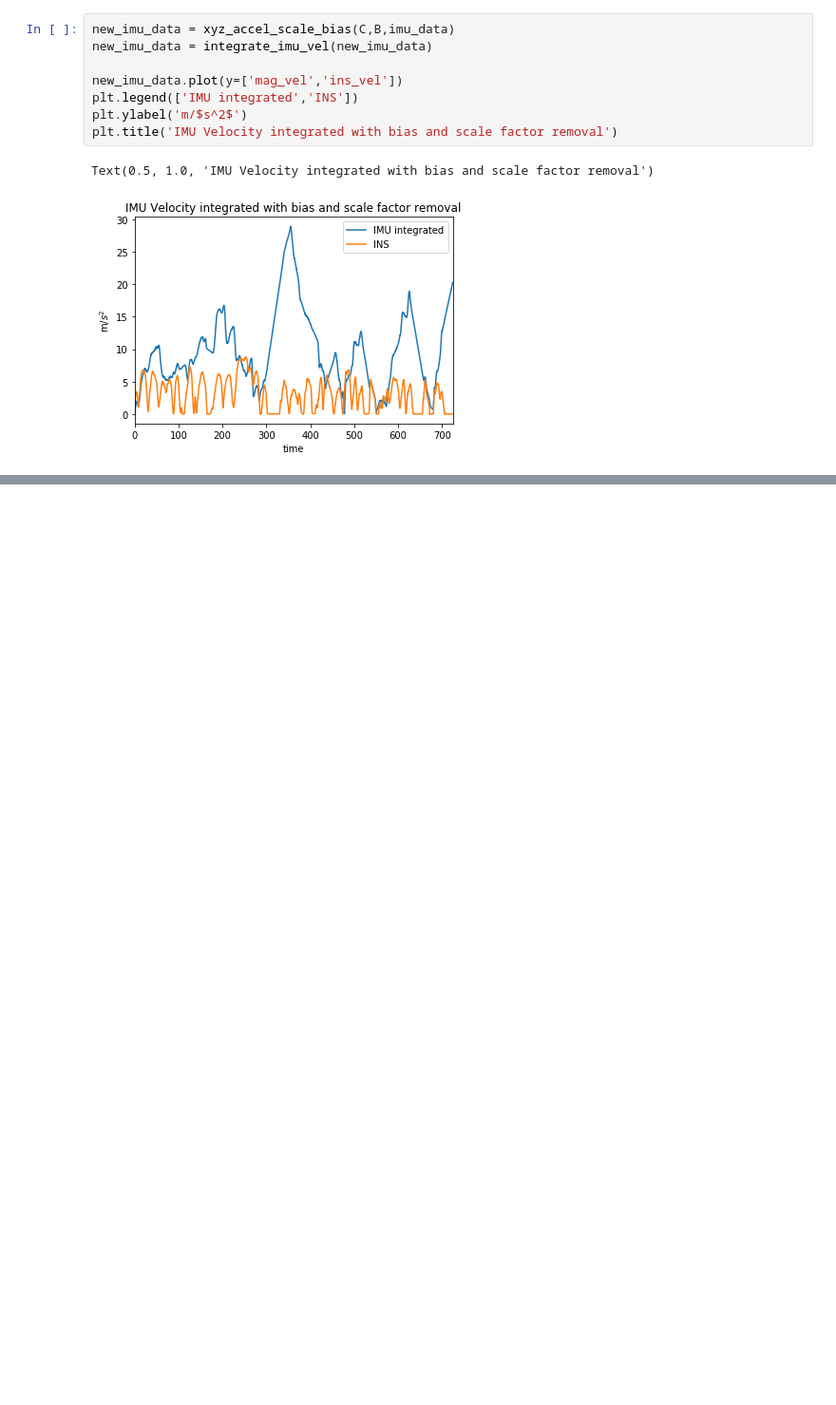
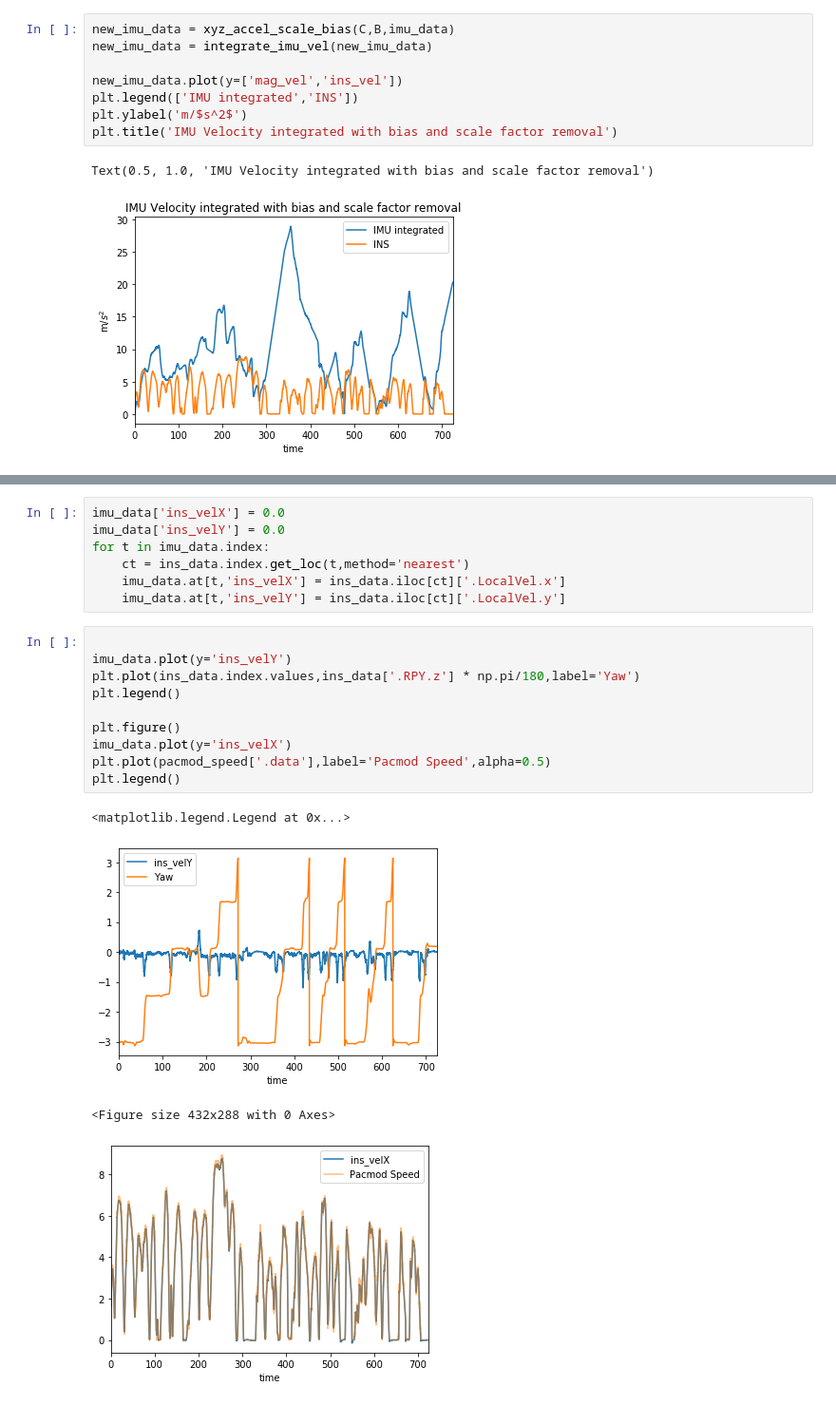
Before and after one commit to amirx96/golfcart-gps-odom-ekf, a Jupyter notebook: Notebooks/GPS & Pacmod Analysis/IMU Analysis-2.ipynb, the cells around one changed output, grey strips where cells are left out. Shown: that part at 95% size. Saved outputs shown, nothing was run; the diff lists cells and outputs as text; blank space fills up the shorter version.

```diff
--- a/Notebooks/GPS & Pacmod Analysis/IMU Analysis-2.ipynb
+++ b/Notebooks/GPS & Pacmod Analysis/IMU Analysis-2.ipynb
@@ -364,0 +357,22 @@ Text(0.5, 1.0, 'IMU Velocity integrated with bias and scale factor removal')
+# %%
+imu_data['ins_velX'] = 0.0
+imu_data['ins_velY'] = 0.0
+for t in imu_data.index:
+    ct = ins_data.index.get_loc(t,method='nearest')
+    imu_data.at[t,'ins_velX'] = ins_data.iloc[ct]['.LocalVel.x']
+    imu_data.at[t,'ins_velY'] = ins_data.iloc[ct]['.LocalVel.y']
+# %%
+
+imu_data.plot(y='ins_velY')
+plt.plot(ins_data.index.values,ins_data['.RPY.z'] * np.pi/180,label='Yaw')
+plt.legend()
+
+plt.figure()
+imu_data.plot(y='ins_velX')
+plt.plot(pacmod_speed['.data'],label='Pacmod Speed',alpha=0.5)
+plt.legend()
+# %% [output]
+<matplotlib.legend.Legend at 0x...>
+[figure, added]
+<Figure size 432x288 with 0 Axes>
+[figure, added]
```
Also changed, not shown: parts of 12 cells of this notebook, 1 other file.
